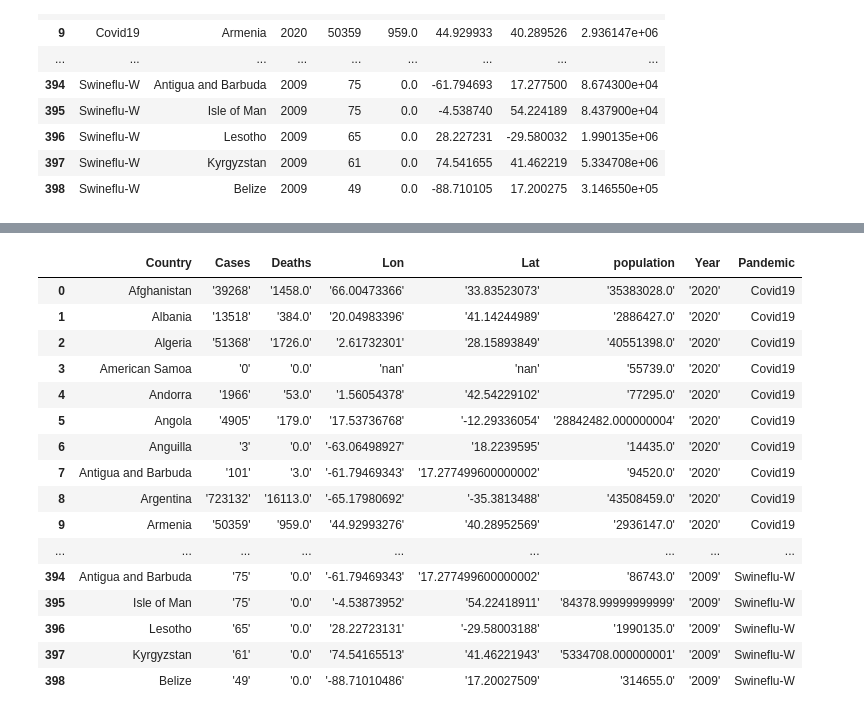
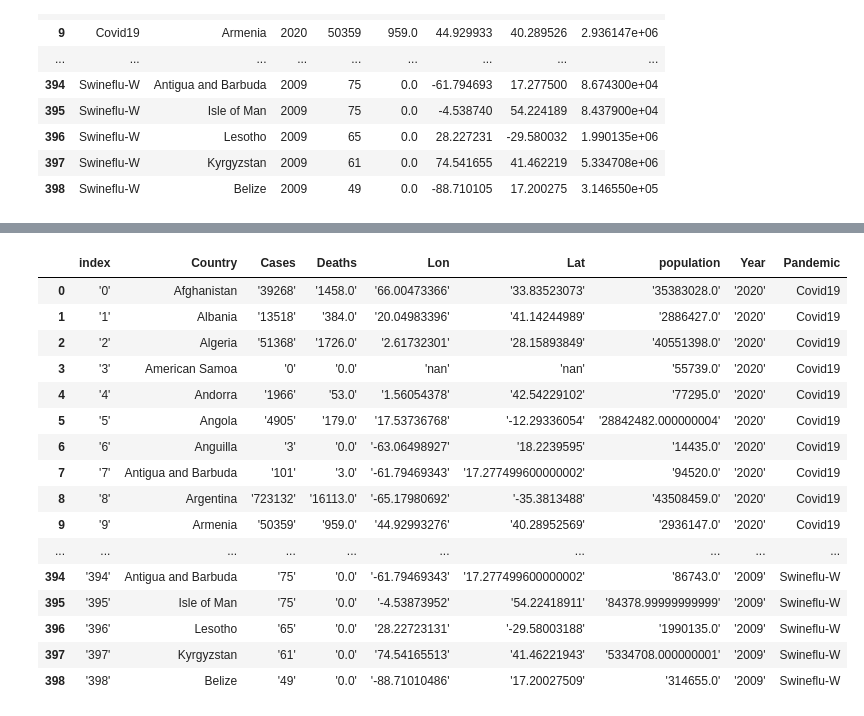
Before and after one commit to magcox5/Project_Pandemic, a Jupyter notebook: create_pandemic_final.ipynb, the cells around one changed output, grey strips where cells are left out. Drawn from its saved outputs; the diff is of its cells as text; code cells hidden in the pictures.

Commit message:
Refined create_pandemic_final to add quotes to string fields in pandemic_data_final

```diff
--- a/create_pandemic_final.ipynb
+++ b/create_pandemic_final.ipynb
@@ -92,3 +93,7 @@ pandemics_all["Lat"] = pandemics_all["Lat"].apply(lambda x: "'" + str(x) + "'")
 
 pandemics_all["population"] = pandemics_all["population"].astype('str')
 pandemics_all["population"] = pandemics_all["population"].apply(lambda x: "'" + str(x) + "'")
+# %%
+pandemics_all["index"] = pandemics_all.index.map(str)
+pandemics_all["index"] = pandemics_all["index"].apply(lambda x: "'" + str(x) + "'")
+pandemics_all
@@ -95,24 +118,24 @@ pandemics_all["population"] = pandemics_all["population"].apply(lambda x: "'" +
 # %%
-pandemics_all1 = pandemics_all[['Country','Cases', 'Deaths', 'Lon', 'Lat', 'population','Year','Pandemic']]
+pandemics_all1 = pandemics_all[['index','Country','Cases', 'Deaths', 'Lon', 'Lat', 'population','Year','Pandemic']]
 pandemics_all1
 # %% [output]
-|  | Country | Cases | Deaths | Lon | Lat | population | Year | Pandemic |
-| 0 | Afghanistan | '39268' | '1458.0' | '66.00473366' | '33.83523073' | '35383028.0' | '2020' | Covid19 |
-| 1 | Albania | '13518' | '384.0' | '20.04983396' | '41.14244989' | '2886427.0' | '2020' | Covid19 |
-| 2 | Algeria | '51368' | '1726.0' | '2.61732301' | '28.15893849' | '40551398.0' | '2020' | Covid19 |
-| 3 | American Samoa | '0' | '0.0' | 'nan' | 'nan' | '55739.0' | '2020' | Covid19 |
-| 4 | Andorra | '1966' | '53.0' | '1.56054378' | '42.54229102' | '77295.0' | '2020' | Covid19 |
-| 5 | Angola | '4905' | '179.0' | '17.53736768' | '-12.29336054' | '28842482.000000004' | '2020' | Covid19 |
-| 6 | Anguilla | '3' | '0.0' | '-63.06498927' | '18.2239595' | '14435.0' | '2020' | Covid19 |
-| 7 | Antigua and Barbuda | '101' | '3.0' | '-61.79469343' | '17.277499600000002' | '94520.0' | '2020' | Covid19 |
-| 8 | Argentina | '723132' | '16113.0' | '-65.17980692' | '-35.3813488' | '43508459.0' | '2020' | Covid19 |
-| 9 | Armenia | '50359' | '959.0' | '44.92993276' | '40.28952569' | '2936147.0' | '2020' | Covid19 |
-| ... | ... | ... | ... | ... | ... | ... | ... | ... |
-| 394 | Antigua and Barbuda | '75' | '0.0' | '-61.79469343' | '17.277499600000002' | '86743.0' | '2009' | Swineflu-W |
-| 395 | Isle of Man | '75' | '0.0' | '-4.53873952' | '54.22418911' | '84378.99999999999' | '2009' | Swineflu-W |
-| 396 | Lesotho | '65' | '0.0' | '28.22723131' | '-29.58003188' | '1990135.0' | '2009' | Swineflu-W |
-| 397 | Kyrgyzstan | '61' | '0.0' | '74.54165513' | '41.46221943' | '5334708.000000001' | '2009' | Swineflu-W |
-| 398 | Belize | '49' | '0.0' | '-88.71010486' | '17.20027509' | '314655.0' | '2009' | Swineflu-W |
+|  | index | Country | Cases | Deaths | Lon | Lat | population | Year | Pandemic |
+| 0 | '0' | Afghanistan | '39268' | '1458.0' | '66.00473366' | '33.83523073' | '35383028.0' | '2020' | Covid19 |
+| 1 | '1' | Albania | '13518' | '384.0' | '20.04983396' | '41.14244989' | '2886427.0' | '2020' | Covid19 |
+| 2 | '2' | Algeria | '51368' | '1726.0' | '2.61732301' | '28.15893849' | '40551398.0' | '2020' | Covid19 |
+| 3 | '3' | American Samoa | '0' | '0.0' | 'nan' | 'nan' | '55739.0' | '2020' | Covid19 |
+| 4 | '4' | Andorra | '1966' | '53.0' | '1.56054378' | '42.54229102' | '77295.0' | '2020' | Covid19 |
+| 5 | '5' | Angola | '4905' | '179.0' | '17.53736768' | '-12.29336054' | '28842482.000000004' | '2020' | Covid19 |
+| 6 | '6' | Anguilla | '3' | '0.0' | '-63.06498927' | '18.2239595' | '14435.0' | '2020' | Covid19 |
+| 7 | '7' | Antigua and Barbuda | '101' | '3.0' | '-61.79469343' | '17.277499600000002' | '94520.0' | '2020' | Covid19 |
+| 8 | '8' | Argentina | '723132' | '16113.0' | '-65.17980692' | '-35.3813488' | '43508459.0' | '2020' | Covid19 |
+| 9 | '9' | Armenia | '50359' | '959.0' | '44.92993276' | '40.28952569' | '2936147.0' | '2020' | Covid19 |
+| ... | ... | ... | ... | ... | ... | ... | ... | ... | ... |
+| 394 | '394' | Antigua and Barbuda | '75' | '0.0' | '-61.79469343' | '17.277499600000002' | '86743.0' | '2009' | Swineflu-W |
+| 395 | '395' | Isle of Man | '75' | '0.0' | '-4.53873952' | '54.22418911' | '84378.99999999999' | '2009' | Swineflu-W |
+| 396 | '396' | Lesotho | '65' | '0.0' | '28.22723131' | '-29.58003188' | '1990135.0' | '2009' | Swineflu-W |
+| 397 | '397' | Kyrgyzstan | '61' | '0.0' | '74.54165513' | '41.46221943' | '5334708.000000001' | '2009' | Swineflu-W |
+| 398 | '398' | Belize | '49' | '0.0' | '-88.71010486' | '17.20027509' | '314655.0' | '2009' | Swineflu-W |
 # %%
 conn = sqlite3.connect('Data/pandemic_data_final.db')
 c = conn.cursor()
```
Also changed, not shown: parts of 4 cells of this notebook, 1 other file.
